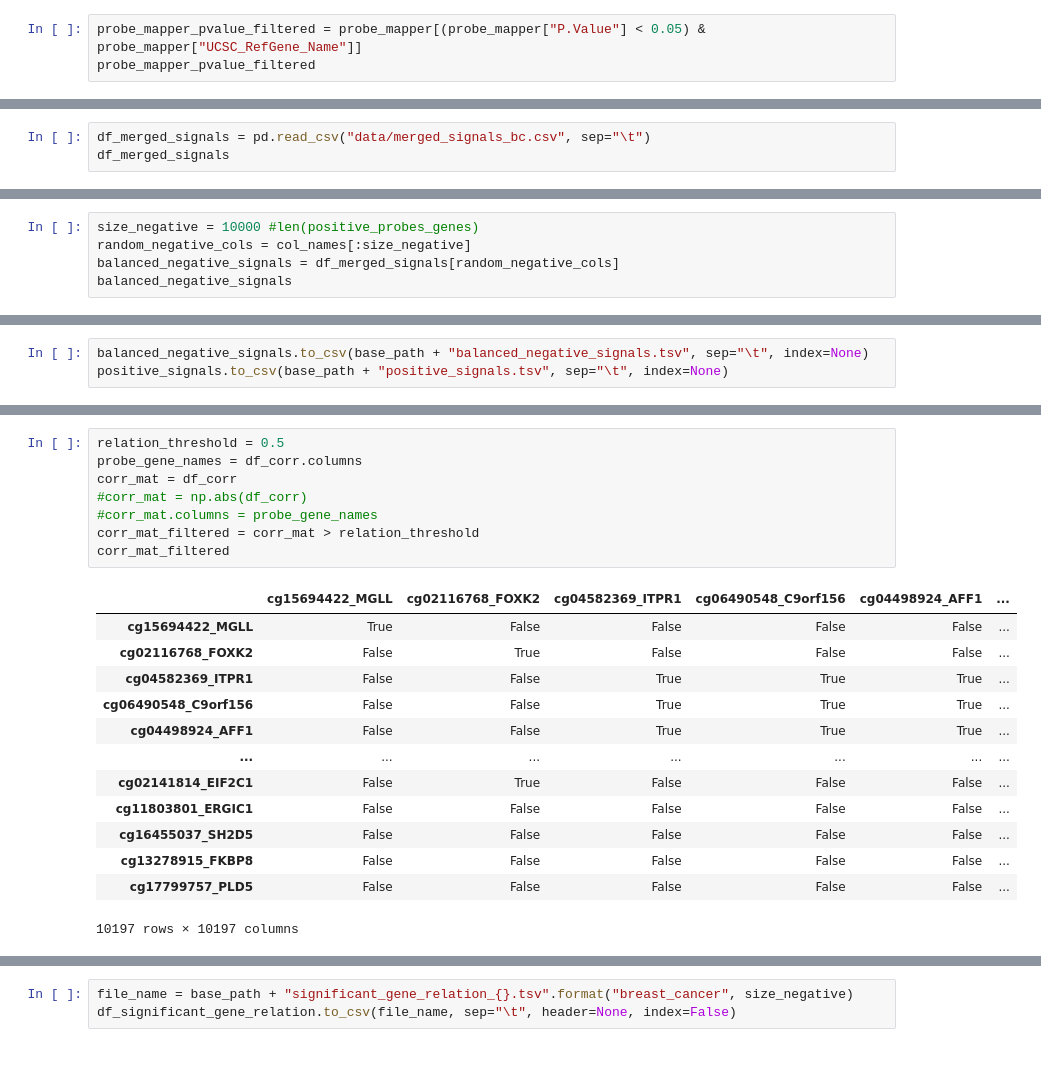
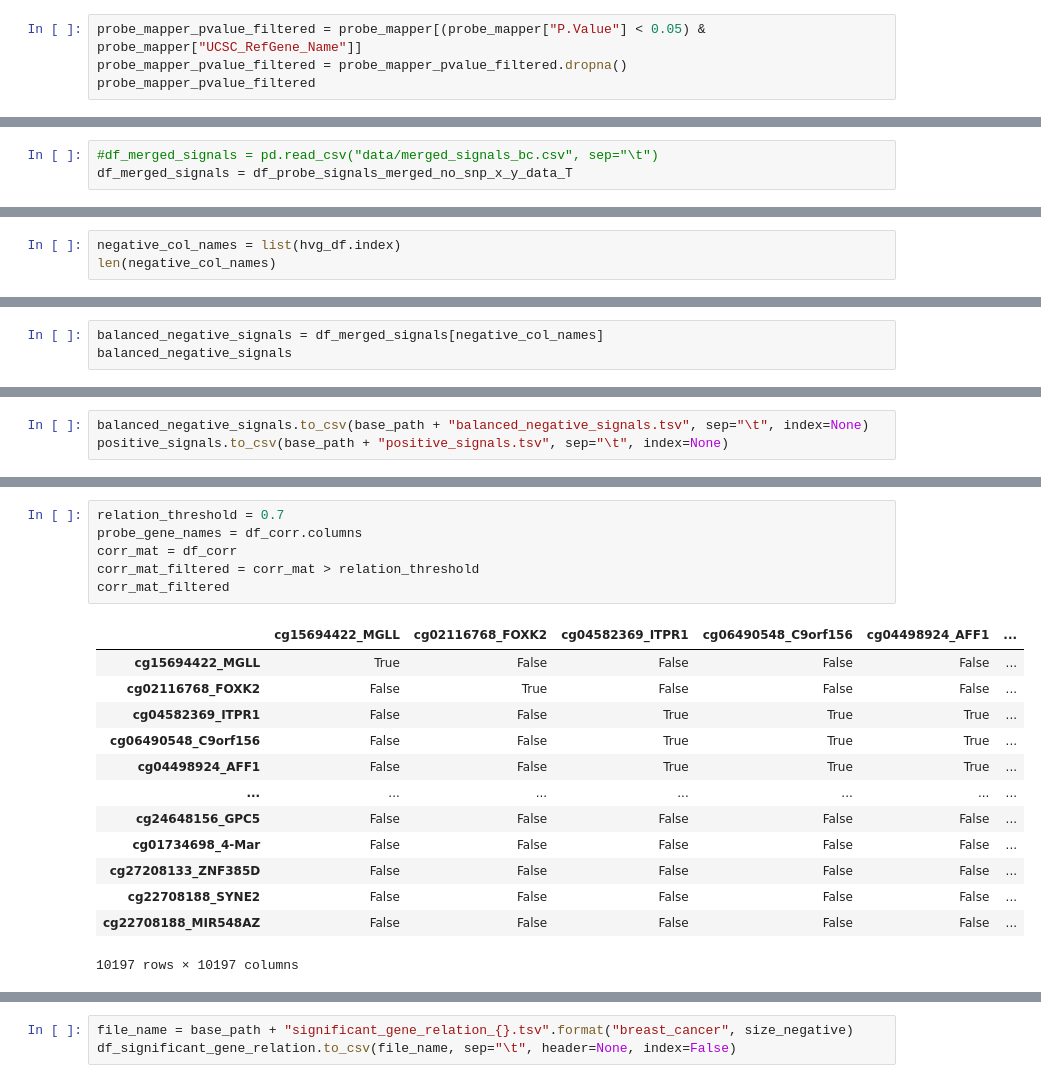
Before and after one commit to anuprulez/nanodiag_biomarker_prediction, a Jupyter notebook: breast_cancer_analysis/preprocess_breast_cancer_arrays.ipynb, the cells around one changed output, grey strips where cells are left out. Drawn from its saved outputs; the diff is of its cells as text.

```diff
--- a/breast_cancer_analysis/preprocess_breast_cancer_arrays.ipynb
+++ b/breast_cancer_analysis/preprocess_breast_cancer_arrays.ipynb
@@ -49,6 +49,7 @@ probe_mapper
 744917 rows × 4 columns
 # %%
 probe_mapper_pvalue_filtered = probe_mapper[(probe_mapper["P.Value"] < 0.05) & probe_mapper["UCSC_RefGene_Name"]]
+probe_mapper_pvalue_filtered = probe_mapper_pvalue_filtered.dropna()
 probe_mapper_pvalue_filtered
 # %% [output]
 |  | probeID | deltaBeta | P.Value | UCSC_RefGene_Name |
@@ -282,3 +283,3 @@ df_probe_signals_merged_no_snp_x_y_data_T.to_csv("data/merged_signals_bc.csv", s
 # %%
-df_merged_signals = pd.read_csv("data/merged_signals_bc.csv", sep="\t")
-df_merged_signals
+#df_merged_signals = pd.read_csv("data/merged_signals_bc.csv", sep="\t")
+df_merged_signals = df_probe_signals_merged_no_snp_x_y_data_T
@@ -375,0 +471,3 @@ print(col_names[:5])
+# %%
+negative_col_names = list(hvg_df.index)
+len(negative_col_names)
@@ -376,6 +476,4 @@ print(col_names[:5])
 # %%
-size_negative = 10000 #len(positive_probes_genes)
-random_negative_cols = col_names[:size_negative]
-balanced_negative_signals = df_merged_signals[random_negative_cols]
+balanced_negative_signals = df_merged_signals[negative_col_names]
 balanced_negative_signals
 # %% [output]
@@ -527,25 +625,23 @@ df_corr
 10197 rows × 10197 columns
 # %%
-relation_threshold = 0.5
+relation_threshold = 0.7
 probe_gene_names = df_corr.columns
 corr_mat = df_corr
-#corr_mat = np.abs(df_corr)
-#corr_mat.columns = probe_gene_names
 corr_mat_filtered = corr_mat > relation_threshold
 corr_mat_filtered
 # %% [output]
 |  | cg15694422_MGLL | cg02116768_FOXK2 | cg04582369_ITPR1 | cg06490548_C9orf156 | cg04498924_AFF1 | ... |
 | cg15694422_MGLL | True | False | False | False | False | ... |
 | cg02116768_FOXK2 | False | True | False | False | False | ... |
 | cg04582369_ITPR1 | False | False | True | True | True | ... |
 | cg06490548_C9orf156 | False | False | True | True | True | ... |
 | cg04498924_AFF1 | False | False | True | True | True | ... |
 | ... | ... | ... | ... | ... | ... | ... |
-| cg02141814_EIF2C1 | False | True | False | False | False | ... |
-| cg11803801_ERGIC1 | False | False | False | False | False | ... |
-| cg16455037_SH2D5 | False | False | False | False | False | ... |
-| cg13278915_FKBP8 | False | False | False | False | False | ... |
-| cg17799757_PLD5 | False | False | False | False | False | ... |
+| cg24648156_GPC5 | False | False | False | False | False | ... |
+| cg01734698_4-Mar | False | False | False | False | False | ... |
+| cg27208133_ZNF385D | False | False | False | False | False | ... |
+| cg22708188_SYNE2 | False | False | False | False | False | ... |
+| cg22708188_MIR548AZ | False | False | False | False | False | ... |
 10197 rows × 10197 columns
 # %%
 in_probe_relation = list()
```
Also changed, not shown: parts of 20 cells of this notebook.
